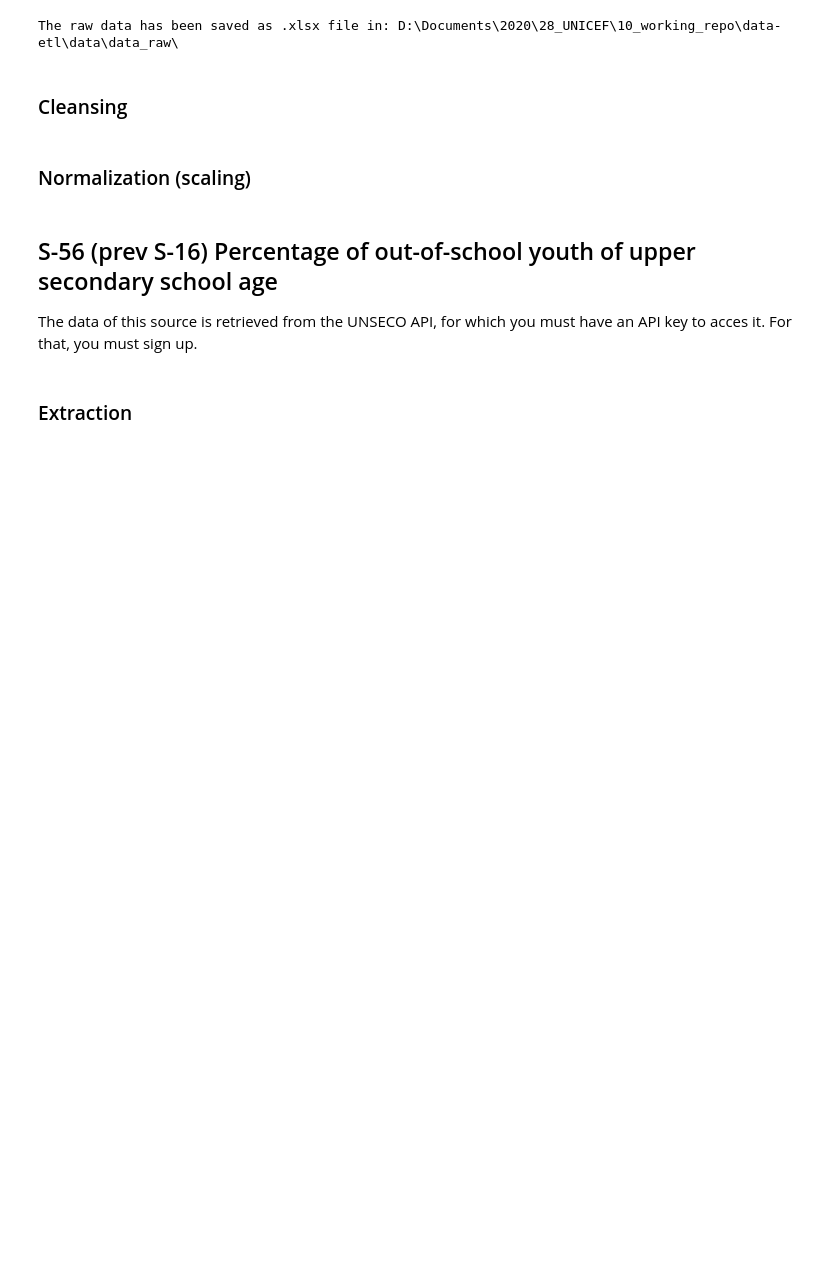
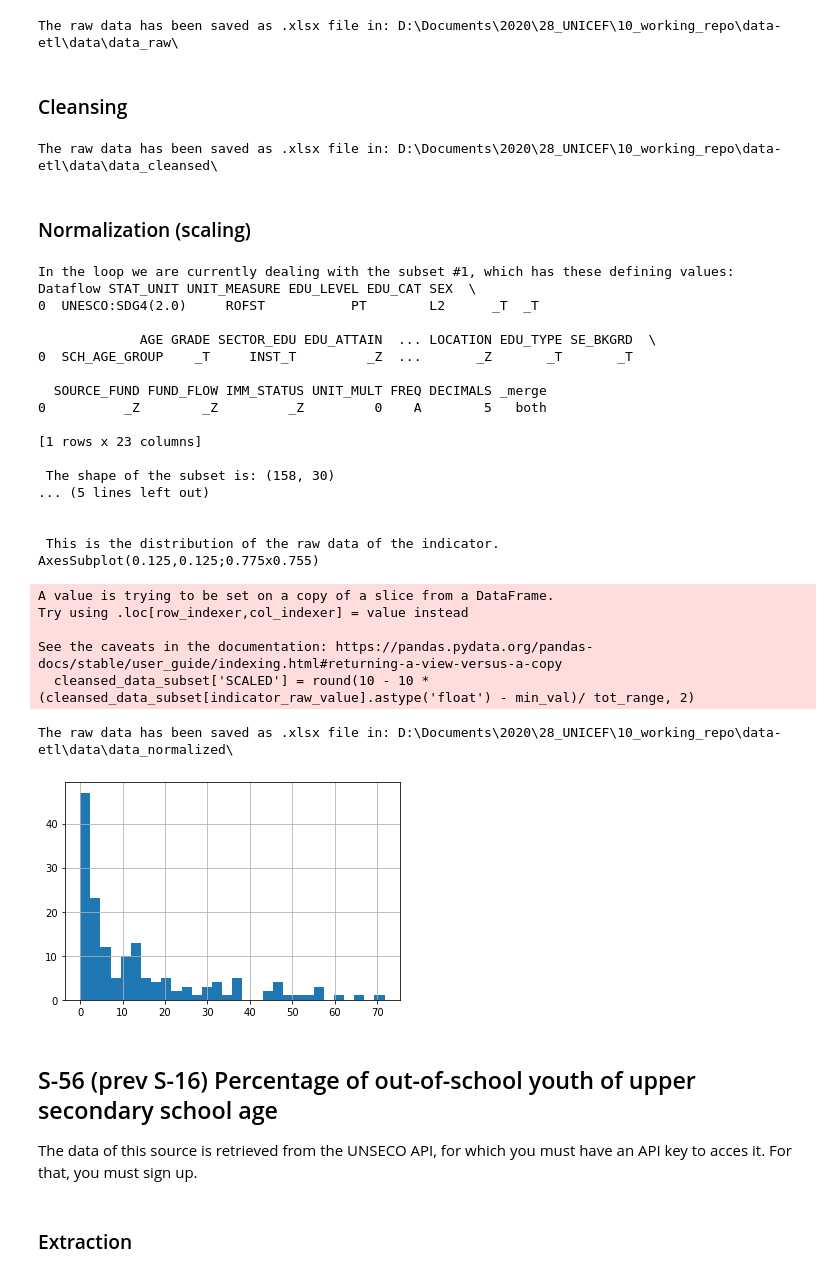
Before and after one commit to m-g-d-c/crba-etl, a Jupyter notebook: main.ipynb, the cells around one changed output. Cells and saved outputs as stored; diff of their text form; code cells hidden in the pictures; blank space fills up the shorter version.

Commit message:
Update main.ipynb
Modify indicator 2.2. to call the newly developed modules scaler.normalizer and updated cleanser modules

```diff
--- a/main.ipynb
+++ b/main.ipynb
@@ -92,25 +92,56 @@ The raw data has been saved as .xlsx file in: D:\Documents\2020\28_UNICEF\10_wor
 # %% [markdown]
 ### Cleansing
 # %%
-# cleanse raw data
-s55_cleansed = cleanse_unesco_api_data(
-    uis_data = s55_raw,
-    country_df = country_crba_list,
-    country_df_iso2_col = 'COUNTRY_ISO_2',
-    columns = ['EDU_CAT', 'SEX', 'AGE'],
-    most_recent_only = True)
+s55_cleansed = cleanse_unesco_api_data(raw_data = s55_raw,
+                                   raw_data_iso_2_col = 'REF_AREA',
+                                   country_df = country_crba_list,
+                                   country_df_iso2_col = 'COUNTRY_ISO_2',
+                                   non_dim_cols = ['OBS_VALUE', 'TIME_PERIOD', 'OBS_STATUS']
+                                   )
 
 # save cleansed data
 save_cleansed_data(dataframe = s55_cleansed,
              filename = 'S_55_cleansed.xlsx')
+# %% [output]
+The raw data has been saved as .xlsx file in: D:\Documents\2020\28_UNICEF\10_working_repo\data-etl\data\data_cleansed\
 # %% [markdown]
 ### Normalization (scaling)
 # %%
 # Scale the raw data and bring the dataframe into long formmat
-s55_scaled = scaler.scaler(raw_dataframe = s55_cleansed,
-                   indicator_raw_value = 'OBS_VALUE',
-                   inverted = True)
+s55_scaled = scaler.normalizer(cleansed_data = s55_cleansed,
+                        indicator_raw_value = 'OBS_VALUE',
+                        cleansed_df_iso2_col = 'REF_AREA',
+                        crba_final_country_list = country_crba_list,
+                        crba_final_country_list_iso_col = 'COUNTRY_ISO_2',
+                        inverted = True,
+                        non_dim_cols = ['TIME_PERIOD', 'REF_AREA', 'OBS_VALUE', 'OBS_STATUS', 'COUNTRY_ISO_3', 'COUNTRY_NAME', 'COUNTRY_ISO_2']
+                       )
 
-# save cleansed data
+# save normalized data
 save_normalized_data.save_normalized_data(dataframe = s55_scaled,
              filename = 'S_55_normalized.xlsx')
+# %% [output]
+In the loop we are currently dealing with the subset #1, which has these defining values:            Dataflow STAT_UNIT UNIT_MEASURE EDU_LEVEL EDU_CAT SEX  \
+0  UNESCO:SDG4(2.0)     ROFST           PT        L2      _T  _T
+
+             AGE GRADE SECTOR_EDU EDU_ATTAIN  ... LOCATION EDU_TYPE SE_BKGRD  \
+0  SCH_AGE_GROUP    _T     INST_T         _Z  ...       _Z       _T       _T
+
+  SOURCE_FUND FUND_FLOW IMM_STATUS UNIT_MULT FREQ DECIMALS _merge
+0          _Z        _Z         _Z         0    A        5   both
+
+[1 rows x 23 columns]
+
+ The shape of the subset is: (158, 30)
+... (5 lines left out)
+
+
+ This is the distribution of the raw data of the indicator.
+AxesSubplot(0.125,0.125;0.775x0.755)
+A value is trying to be set on a copy of a slice from a DataFrame.
+Try using .loc[row_indexer,col_indexer] = value instead
+
+See the caveats in the documentation: https://pandas.pydata.org/pandas-docs/stable/user_guide/indexing.html#returning-a-view-versus-a-copy
+  cleansed_data_subset['SCALED'] = round(10 - 10 * (cleansed_data_subset[indicator_raw_value].astype('float') - min_val)/ tot_range, 2)
+The raw data has been saved as .xlsx file in: D:\Documents\2020\28_UNICEF\10_working_repo\data-etl\data\data_normalized\
+[figure, added]
```
Also changed, not shown: parts of 20 cells of this notebook.
